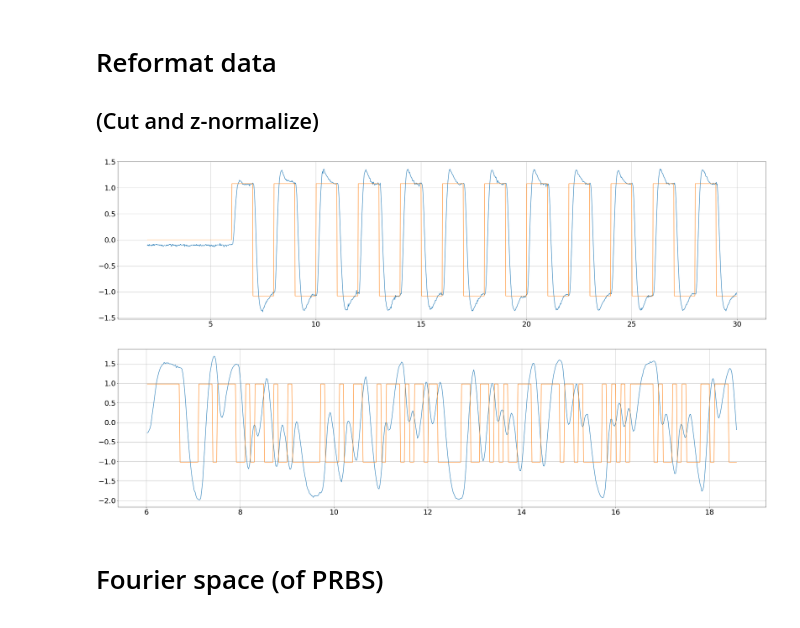
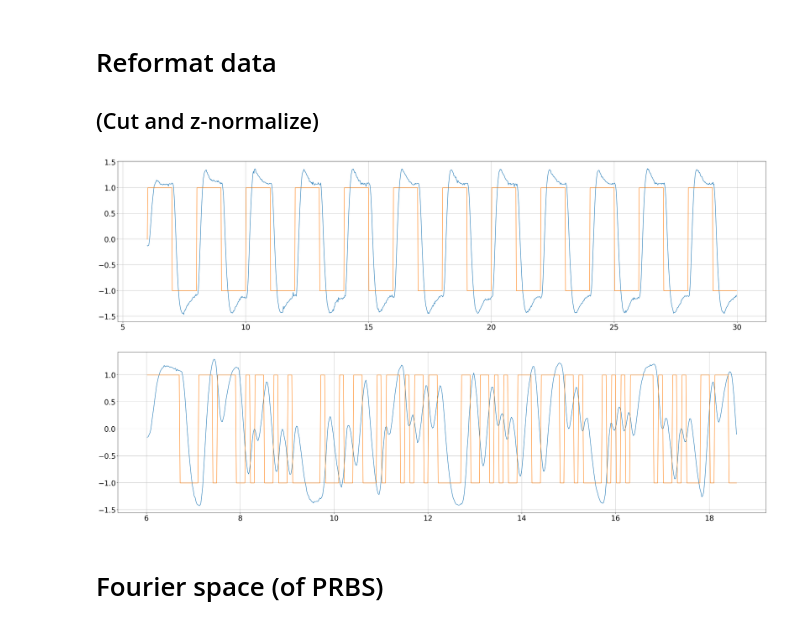
Before and after one commit to nyuhanc/BLA, a Jupyter notebook: BLA_main.ipynb, the cells around one changed output. Saved outputs shown, nothing was run; the diff lists cells and outputs as text; code cells hidden in the pictures.

```diff
--- a/BLA_main.ipynb
+++ b/BLA_main.ipynb
@@ -42,34 +44,34 @@ plt.show()
 # Reformat data
 ## (Cut and z-normalize)
 # %%
-# z-normalize the signals
-def z(x):
-    x = np.asarray(x)
-    return (x-np.average(x)) / np.std(x)
-
 # cut
-df1 = df1.iloc[100:1500]
+df1 = df1.iloc[300:1500]
 df2 = df2.iloc[301:930]
 
 # z-normalise
-df1['u'] = z(df1['u'])
-df1['y'] = z(df1['y'])
-df2['u'] = z(df2['u'])
-df2['y'] = z(df2['y'])
+# z-normalise
+joint_avg_u = np.average(df1['u'].append(df2['u']))
+joint_avg_y = np.average(df1['y'].append(df2['y']))
+joint_std_u = np.std(df1['u'].append(df2['u']))
+joint_std_y = np.std(df1['y'].append(df2['y']))
+df1['u'] = (df1['u']-joint_avg_u)/joint_std_u
+df1['y'] = (df1['y']-joint_avg_y)/joint_std_y
+df2['u'] = (df2['u']-joint_avg_u)/joint_std_u
+df2['y'] = (df2['y']-joint_avg_y)/joint_std_y
 
 plt.figure(figsize=(40,10))
 plt.plot(df1['time'],df1['y'])
 plt.plot(df1['time'],df1['u'])
 plt.grid(True)
 plt.show()
 plt.figure(figsize=(40,10))
 plt.plot(df2['time'],df2['y'])
 plt.plot(df2['time'],df2['u'])
 plt.grid(True)
 plt.show()
 # %% [output]
-[figure, old version]
+[figure, new version]
-[figure, old version]
+[figure, new version]
 # %% [markdown]
 # Fourier space (of PRBS)
 # %%
```
Also changed, not shown: parts of 11 cells of this notebook, 2 other files.
